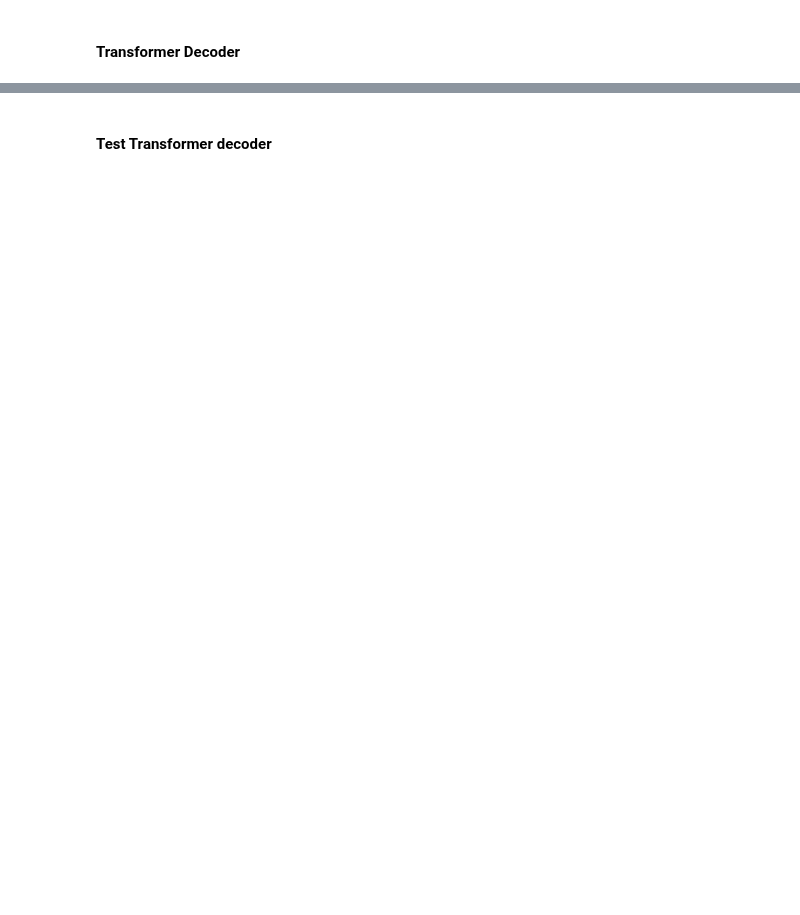
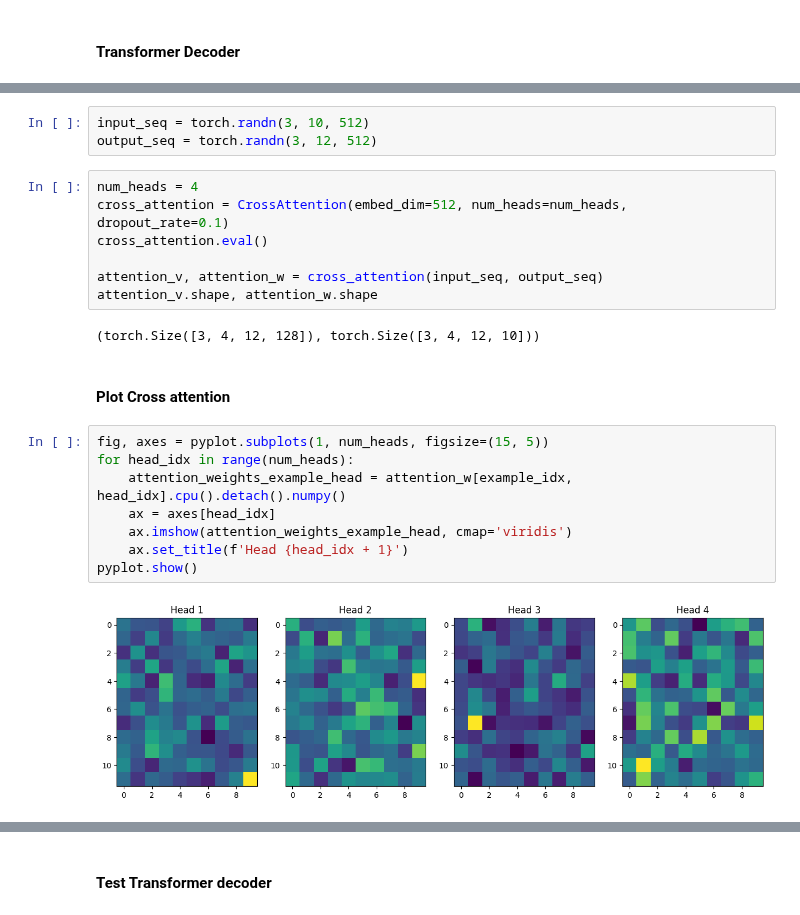
Before and after one commit to dric2018/smf_be, a Jupyter notebook: notebooks/Model.ipynb, the cells around one changed output, grey strips where cells are left out. Saved outputs shown, nothing was run; the diff lists cells and outputs as text; blank space fills up the shorter version.

Commit message:
Added MultiHead Self- and Cross- attention modules

```diff
--- a/notebooks/Model.ipynb
+++ b/notebooks/Model.ipynb
@@ -362 +417,25 @@ tokenized_inputs.shape
+# %%
+input_seq = torch.randn(3, 10, 512)
+output_seq = torch.randn(3, 12, 512)
+# %%
+num_heads = 4
+cross_attention = CrossAttention(embed_dim=512, num_heads=num_heads, dropout_rate=0.1)
+cross_attention.eval()
+
+attention_v, attention_w = cross_attention(input_seq, output_seq)
+attention_v.shape, attention_w.shape
+# %% [output]
+(torch.Size([3, 4, 12, 128]), torch.Size([3, 4, 12, 10]))
+# %% [markdown]
+#### Plot Cross attention
+# %%
+fig, axes = pyplot.subplots(1, num_heads, figsize=(15, 5))
+for head_idx in range(num_heads):
+    attention_weights_example_head = attention_w[example_idx, head_idx].cpu().detach().numpy()
+    ax = axes[head_idx]
+    ax.imshow(attention_weights_example_head, cmap='viridis')
+    ax.set_title(f'Head {head_idx + 1}')
+pyplot.show()
+# %% [output]
+[figure, added]
 # %%
```
Also changed, not shown: parts of 21 cells of this notebook, 4 other files.
